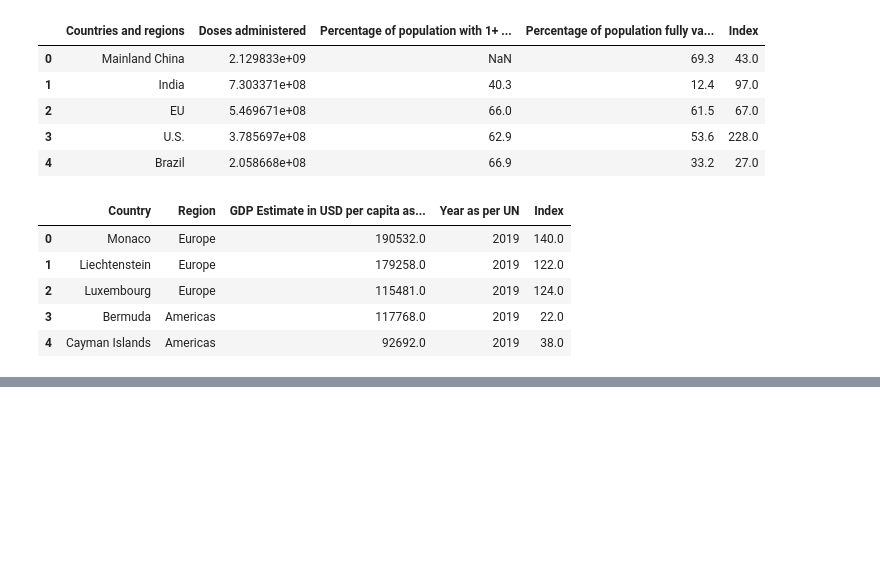
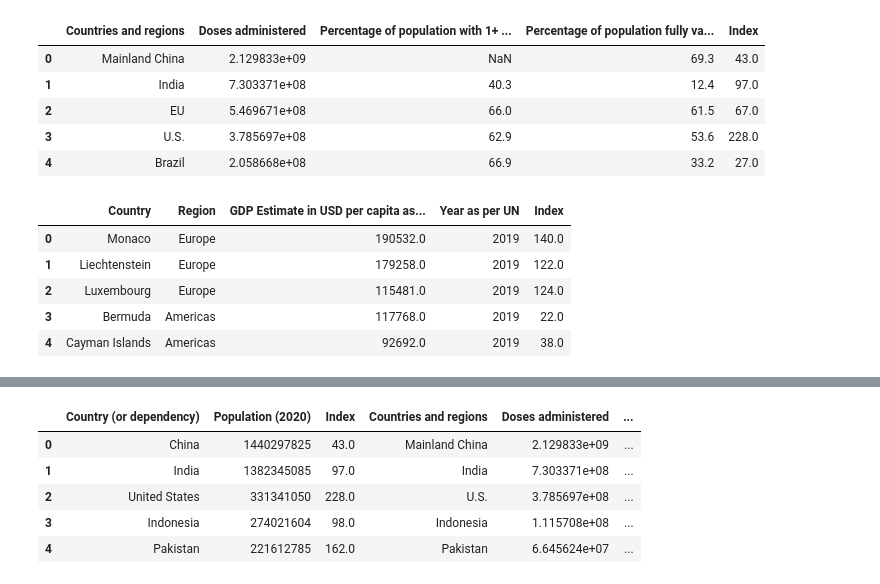
Before and after one commit to TomHOldershaw/Project-2-Group-1, a Jupyter notebook: notebooks/cleaned_dataframe.ipynb, the cells around one changed output, grey strips where cells are left out. Saved outputs shown, nothing was run; the diff lists cells and outputs as text; code cells hidden in the pictures; blank space fills up the shorter version.

```diff
--- a/notebooks/cleaned_dataframe.ipynb
+++ b/notebooks/cleaned_dataframe.ipynb
@@ -202,0 +213,10 @@ merged_gdp.head()
+# %%
+merge_2 = pd.merge(merge_1, merged_gdp, on="Index")
+merge_2.head()
+# %% [output]
+|  | Country (or dependency) | Population (2020) | Index | Countries and regions | Doses administered | ... |
+| 0 | China | 1440297825 | 43.0 | Mainland China | 2.129833e+09 | ... |
+| 1 | India | 1382345085 | 97.0 | India | 7.303371e+08 | ... |
+| 2 | United States | 331341050 | 228.0 | U.S. | 3.785697e+08 | ... |
+| 3 | Indonesia | 274021604 | 98.0 | Indonesia | 1.115708e+08 | ... |
+| 4 | Pakistan | 221612785 | 162.0 | Pakistan | 6.645624e+07 | ... |
```
Also changed, not shown: parts of 3 cells of this notebook, 1 other file.
